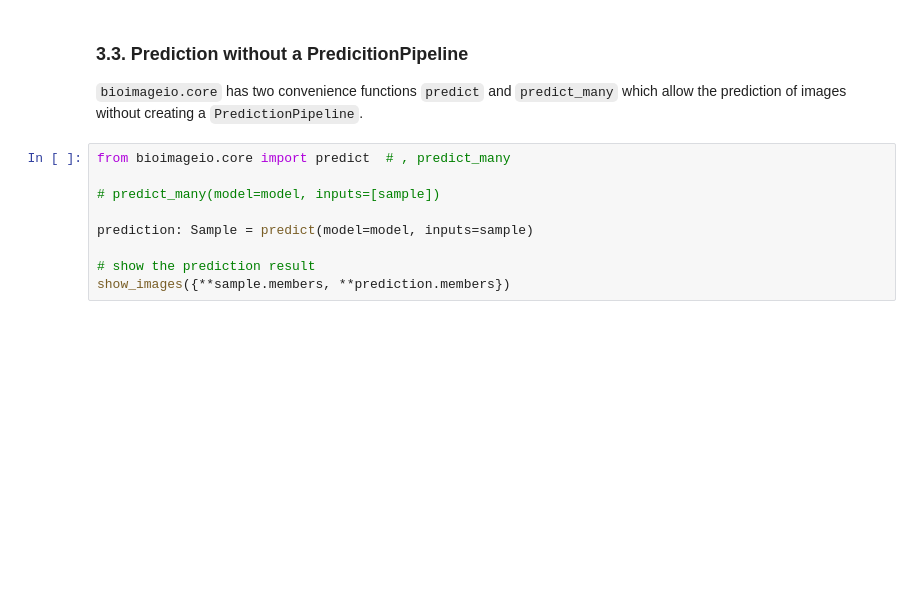
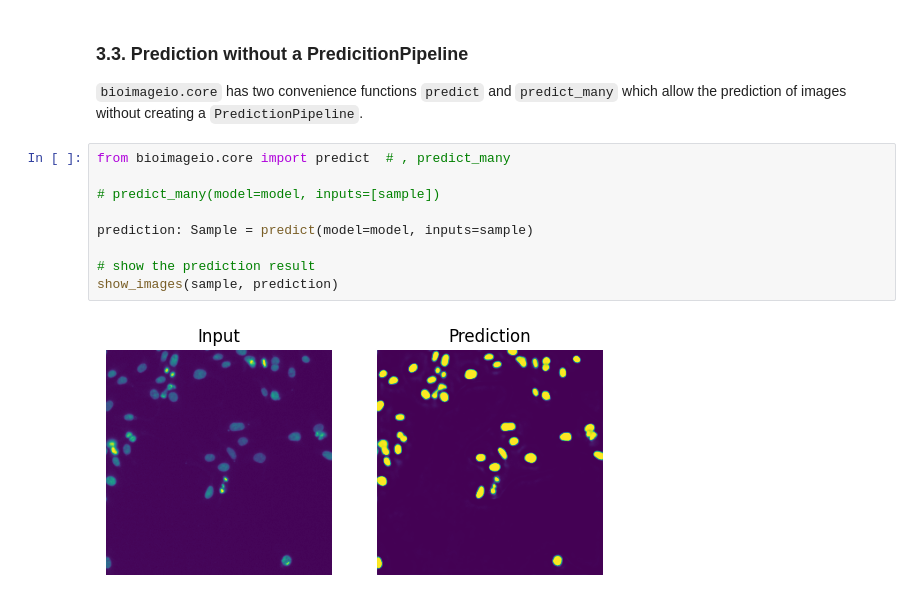
Before and after one commit to bioimage-io/core-bioimage-io-python, a Jupyter notebook: example/bioimageio.core_usage.ipynb, the cells around one changed output. Drawn from its saved outputs; the diff is of its cells as text; blank space fills up the shorter version.

```diff
--- a/example/bioimageio.core_usage.ipynb
+++ b/example/bioimageio.core_usage.ipynb
@@ -299,9 +384,11 @@ show_images({**sample.members, **prediction.members})
 # %%
 from bioimageio.core import predict  # , predict_many
 
 # predict_many(model=model, inputs=[sample])
 
 prediction: Sample = predict(model=model, inputs=sample)
 
 # show the prediction result
-show_images({**sample.members, **prediction.members})
+show_images(sample, prediction)
+# %% [output]
+[figure, added]
```
Also changed, not shown: parts of 19 cells of this notebook.
